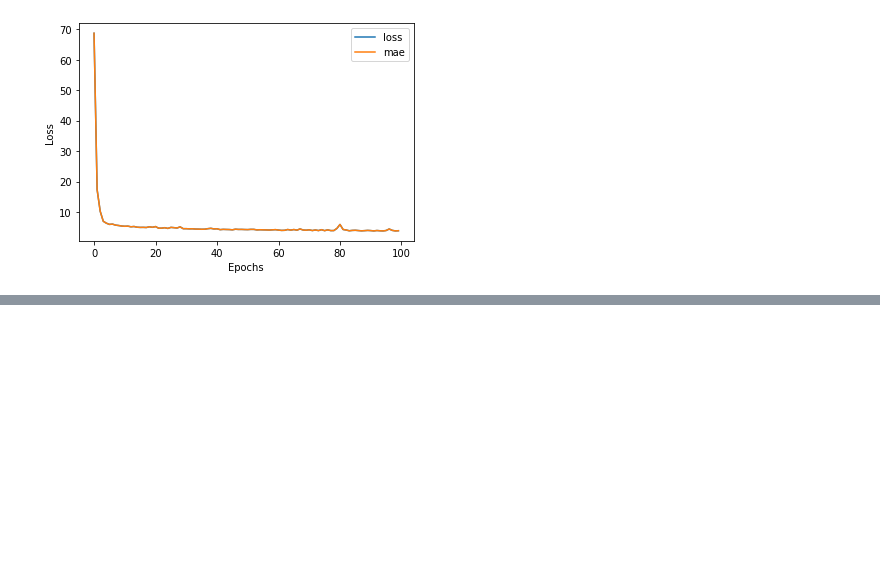
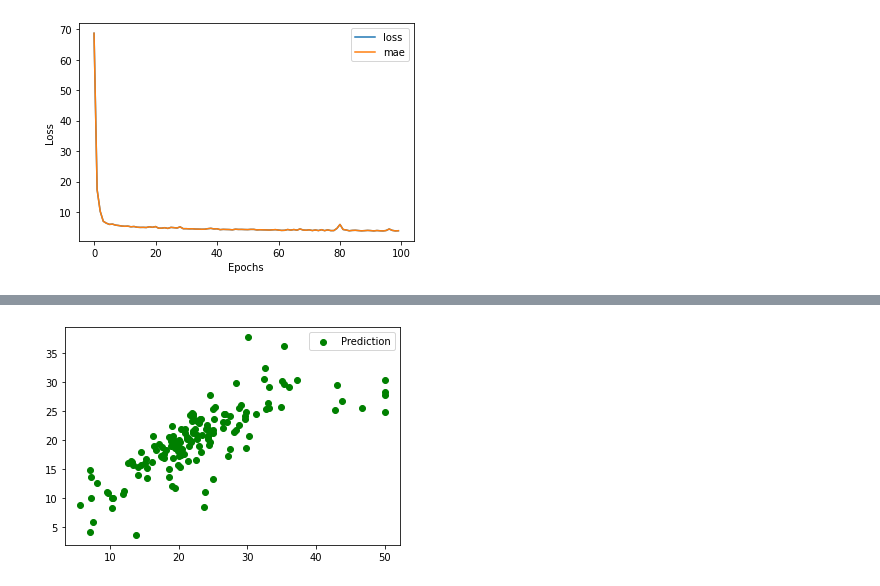
Before and after one commit to sameer203/Tensorflow_, a Jupyter notebook: 02A_Boston_Dataset_Regression.ipynb, the cells around one changed output, grey strips where cells are left out. Drawn from its saved outputs; the diff is of its cells as text; code cells hidden in the pictures; blank space fills up the shorter version.

Commit message:
fitted model 5

```diff
--- a/02A_Boston_Dataset_Regression.ipynb
+++ b/02A_Boston_Dataset_Regression.ipynb
@@ -134,0 +152,8 @@ Text(0, 0.5, 'Loss')
+# %%
+y_pred = model_3.predict(x_test)
+# %%
+plt.scatter(y_test, y_pred, c="g", label="Prediction")
+
+plt.legend();
+# %% [output]
+[figure, added]
```
Also changed, not shown: parts of 9 cells of this notebook.
